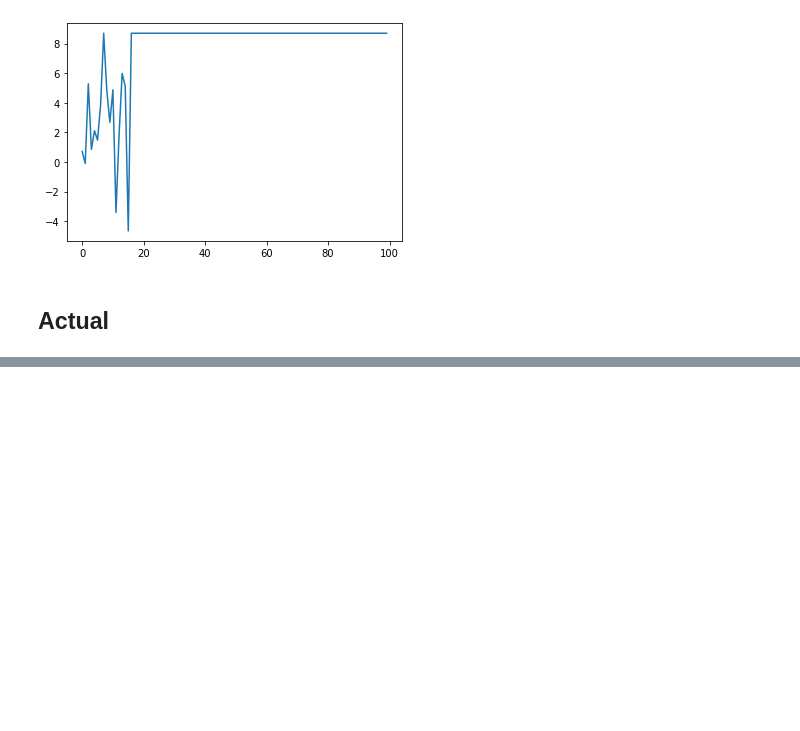
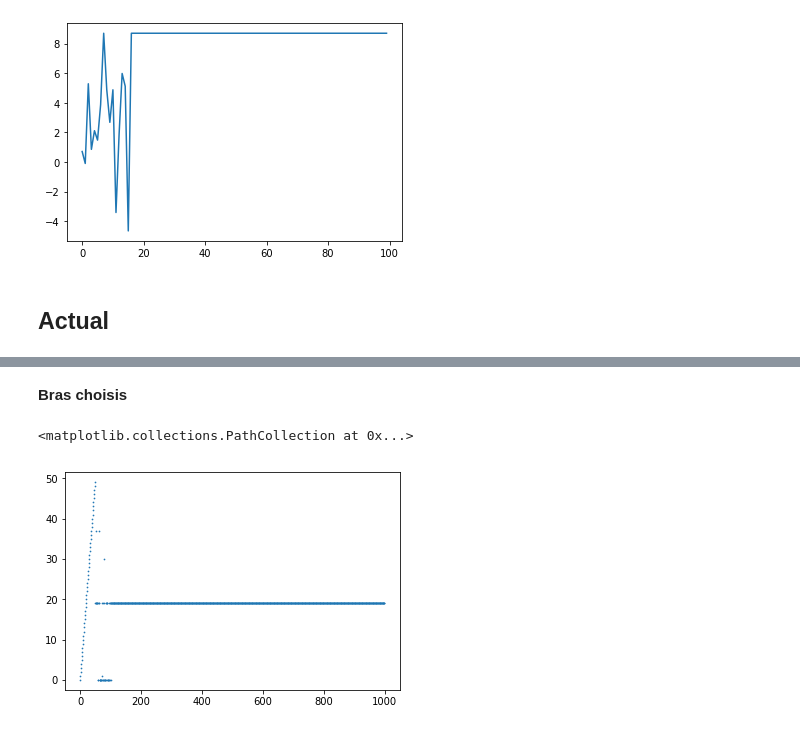
Before and after one commit to hassan-el-mansouri-khoudari/linear-bandits-movie-recommender, a Jupyter notebook: ucb_notebook.ipynb, the cells around one changed output, grey strips where cells are left out. Drawn from its saved outputs; the diff is of its cells as text; code cells hidden in the pictures; blank space fills up the shorter version.

```diff
--- a/ucb_notebook.ipynb
+++ b/ucb_notebook.ipynb
@@ -108,0 +119,7 @@ Avec $\mu_t$ la moyenne de la distribution d'où est tirée $X_t$
+# %% [markdown]
+**Bras choisis**
+# %%
+plt.scatter(range(n),arms,s=0.5)
+# %% [output]
+<matplotlib.collections.PathCollection at 0x...>
+[figure, added]
```
Also changed, not shown: parts of 5 cells of this notebook.
